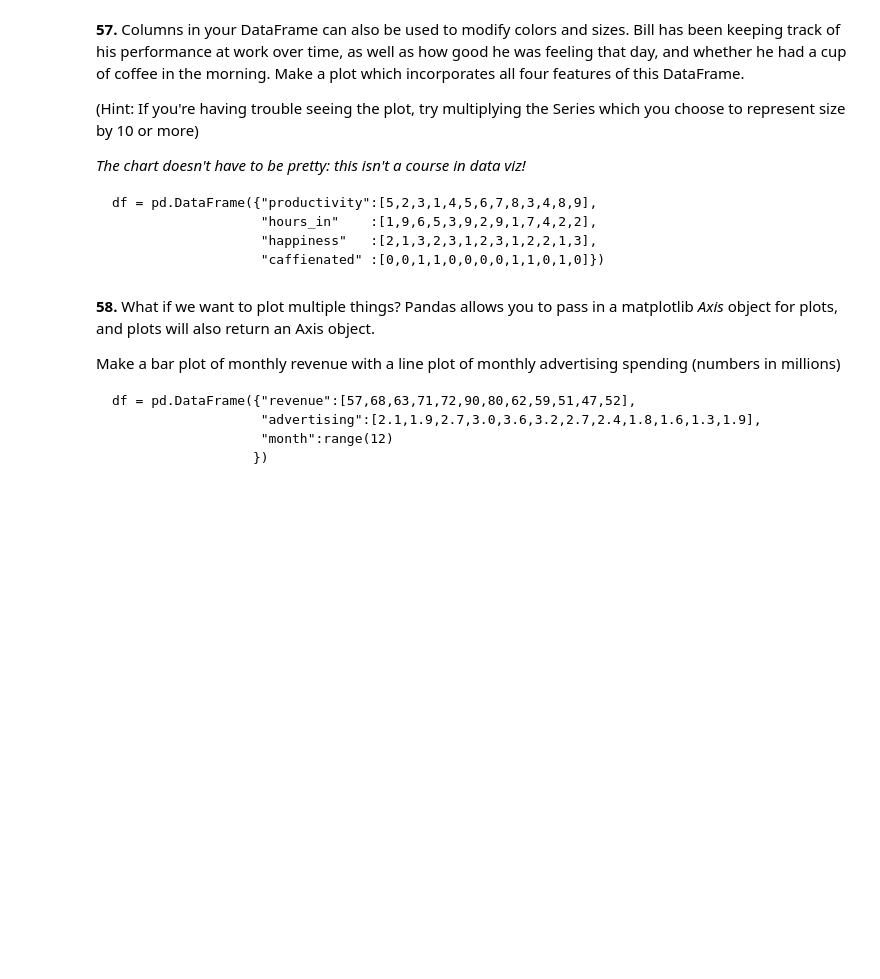
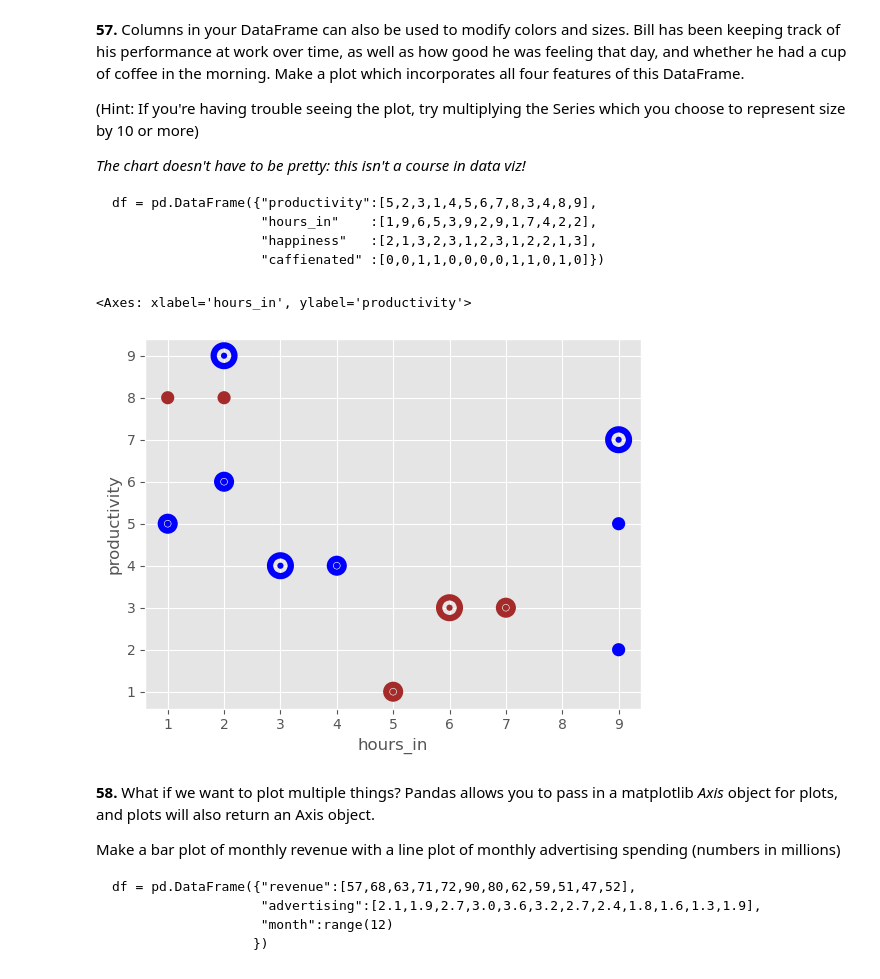
Before and after one commit to bk-aman/100-pandas-puzzles, a Jupyter notebook: 100-pandas-puzzles.ipynb, the cells around one changed output. Drawn from its saved outputs; the diff is of its cells as text; code cells hidden in the pictures; blank space fills up the shorter version.

````diff
--- a/100-pandas-puzzles.ipynb
+++ b/100-pandas-puzzles.ipynb
@@ -1203,6 +1213,17 @@ df = pd.DataFrame({"productivity":[5,2,3,1,4,5,6,7,8,3,4,8,9],
                    "happiness"   :[2,1,3,2,3,1,2,3,1,2,2,1,3],
                    "caffienated" :[0,0,1,1,0,0,0,0,1,1,0,1,0]})
 ```
+# %%
+df = pd.DataFrame({"productivity":[5,2,3,1,4,5,6,7,8,3,4,8,9],
+                   "hours_in"    :[1,9,6,5,3,9,2,9,1,7,4,2,2],
+                   "happiness"   :[2,1,3,2,3,1,2,3,1,2,2,1,3],
+                   "caffienated" :[0,0,1,1,0,0,0,0,1,1,0,1,0]})
+
+marker_type = np.where(df['caffienated'] == 1, 'brown', 'blue')
+df.plot.scatter(x= 'hours_in', y='productivity', linewidth = 5*df['happiness'], c=list(marker_type))
+# %% [output]
+<Axes: xlabel='hours_in', ylabel='productivity'>
+[figure, added]
 # %% [markdown]
 **58.**  What if we want to plot multiple things?  Pandas allows you to pass in a matplotlib *Axis* object for plots, and plots will also return an Axis object.
 
````
Also changed, not shown: parts of 5 cells of this notebook.
